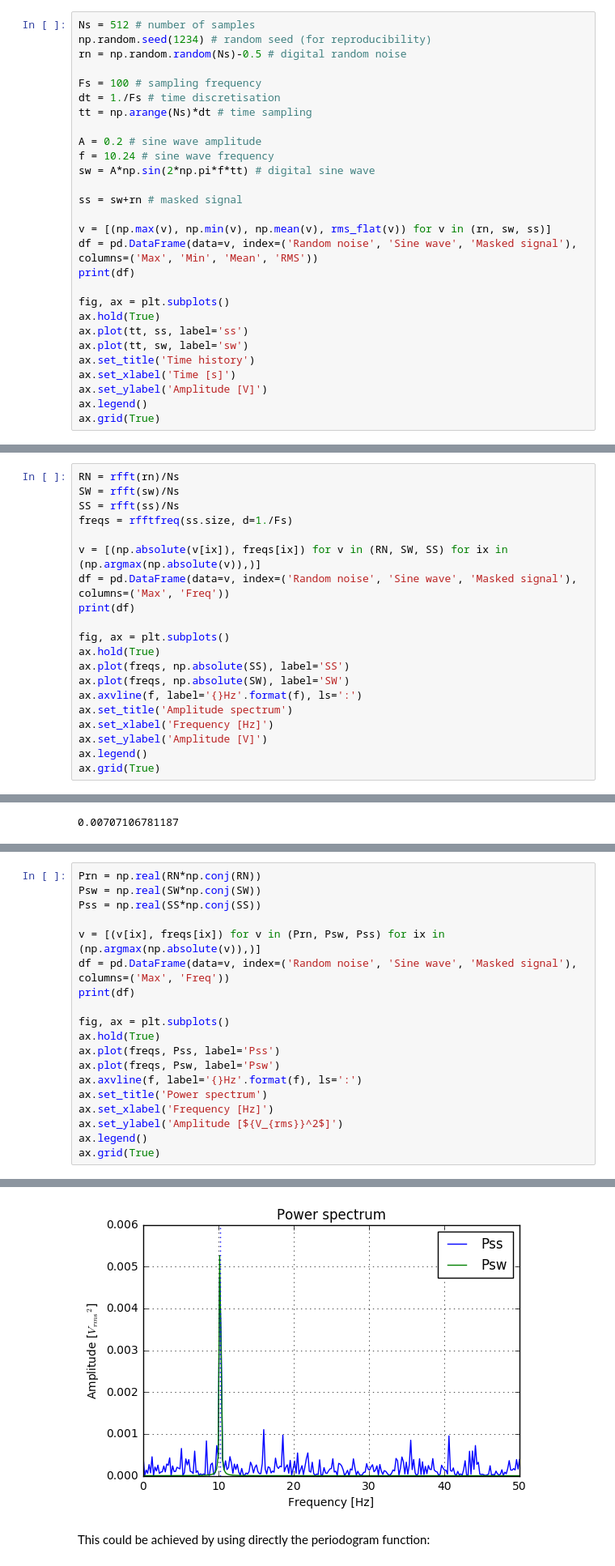
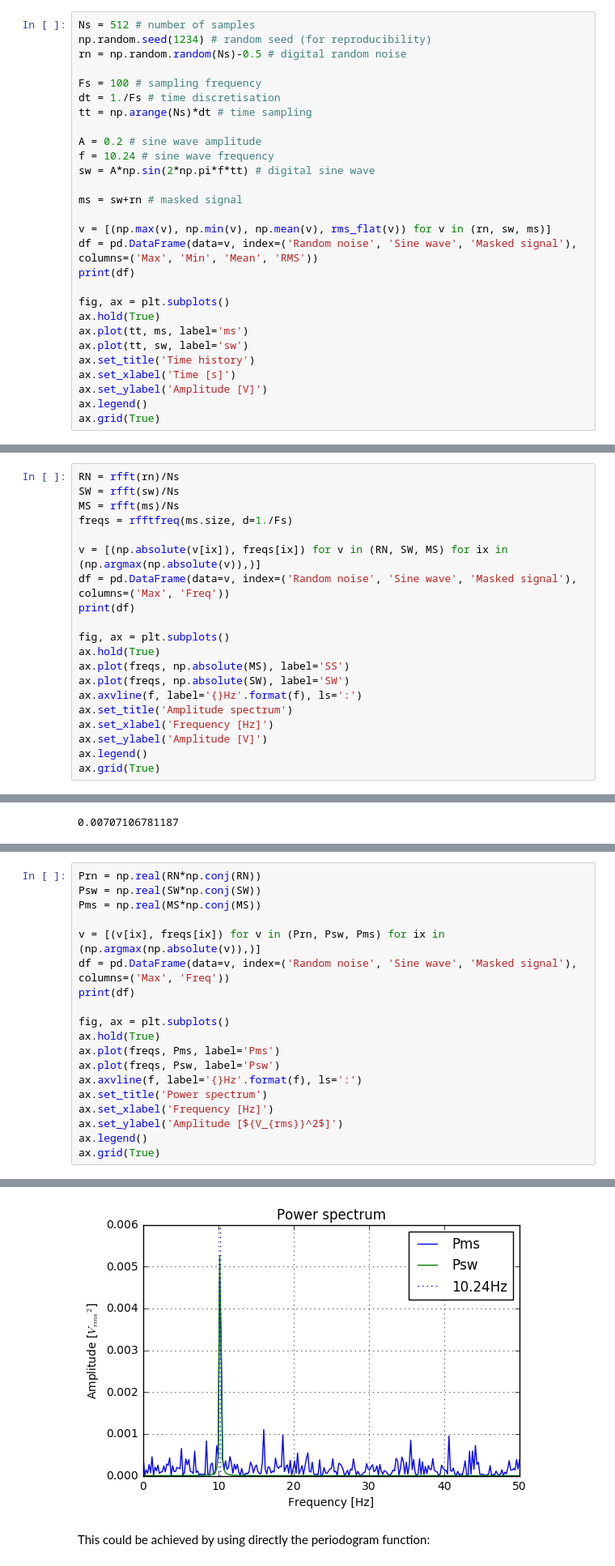
Before and after one commit to pxcandeias/py-notebooks, a Jupyter notebook: FFT_psd.ipynb, the cells around one changed output, grey strips where cells are left out. Shown at 81% size. Saved outputs shown, nothing was run; the diff lists cells and outputs as text.

```diff
--- a/FFT_psd.ipynb
+++ b/FFT_psd.ipynb
@@ -78,15 +78,15 @@ A = 0.2 # sine wave amplitude
 f = 10.24 # sine wave frequency
 sw = A*np.sin(2*np.pi*f*tt) # digital sine wave
 
-ss = sw+rn # masked signal
+ms = sw+rn # masked signal
 
-v = [(np.max(v), np.min(v), np.mean(v), rms_flat(v)) for v in (rn, sw, ss)]
+v = [(np.max(v), np.min(v), np.mean(v), rms_flat(v)) for v in (rn, sw, ms)]
 df = pd.DataFrame(data=v, index=('Random noise', 'Sine wave', 'Masked signal'), columns=('Max', 'Min', 'Mean', 'RMS'))
 print(df)
 
 fig, ax = plt.subplots()
 ax.hold(True)
-ax.plot(tt, ss, label='ss')
+ax.plot(tt, ms, label='ms')
 ax.plot(tt, sw, label='sw')
 ax.set_title('Time history')
 ax.set_xlabel('Time [s]')
@@ -116,16 +118,16 @@ We will start processing this signal by taking its Fourier transform into the fr
 # %%
 RN = rfft(rn)/Ns
 SW = rfft(sw)/Ns
-SS = rfft(ss)/Ns
-freqs = rfftfreq(ss.size, d=1./Fs)
+MS = rfft(ms)/Ns
+freqs = rfftfreq(ms.size, d=1./Fs)
 
-v = [(np.absolute(v[ix]), freqs[ix]) for v in (RN, SW, SS) for ix in (np.argmax(np.absolute(v)),)]
+v = [(np.absolute(v[ix]), freqs[ix]) for v in (RN, SW, MS) for ix in (np.argmax(np.absolute(v)),)]
 df = pd.DataFrame(data=v, index=('Random noise', 'Sine wave', 'Masked signal'), columns=('Max', 'Freq'))
 print(df)
 
 fig, ax = plt.subplots()
 ax.hold(True)
-ax.plot(freqs, np.absolute(SS), label='SS')
+ax.plot(freqs, np.absolute(MS), label='SS')
 ax.plot(freqs, np.absolute(SW), label='SW')
 ax.axvline(f, label='{}Hz'.format(f), ls=':')
 ax.set_title('Amplitude spectrum')
@@ -150,28 +156,28 @@ The first estimation of the signal power spectrum will be achieved by mutliplyin
 # %%
 Prn = np.real(RN*np.conj(RN))
 Psw = np.real(SW*np.conj(SW))
-Pss = np.real(SS*np.conj(SS))
+Pms = np.real(MS*np.conj(MS))
 
-v = [(v[ix], freqs[ix]) for v in (Prn, Psw, Pss) for ix in (np.argmax(np.absolute(v)),)]
+v = [(v[ix], freqs[ix]) for v in (Prn, Psw, Pms) for ix in (np.argmax(np.absolute(v)),)]
 df = pd.DataFrame(data=v, index=('Random noise', 'Sine wave', 'Masked signal'), columns=('Max', 'Freq'))
 print(df)
 
 fig, ax = plt.subplots()
 ax.hold(True)
-ax.plot(freqs, Pss, label='Pss')
+ax.plot(freqs, Pms, label='Pms')
 ax.plot(freqs, Psw, label='Psw')
 ax.axvline(f, label='{}Hz'.format(f), ls=':')
 ax.set_title('Power spectrum')
 ax.set_xlabel('Frequency [Hz]')
 ax.set_ylabel('Amplitude [${V_{rms}}^2$]')
 ax.legend()
 ax.grid(True)
 # %% [output]
                     Max       Freq
 Random noise   0.001160  16.015625
 Sine wave      0.005261  10.156250
 Masked signal  0.004742  10.156250
-[figure, old version]
+[figure, new version]
 # %% [markdown]
 This could be achieved by using directly the periodogram function:
 # %%
```
Also changed, not shown: parts of 12 cells of this notebook.
